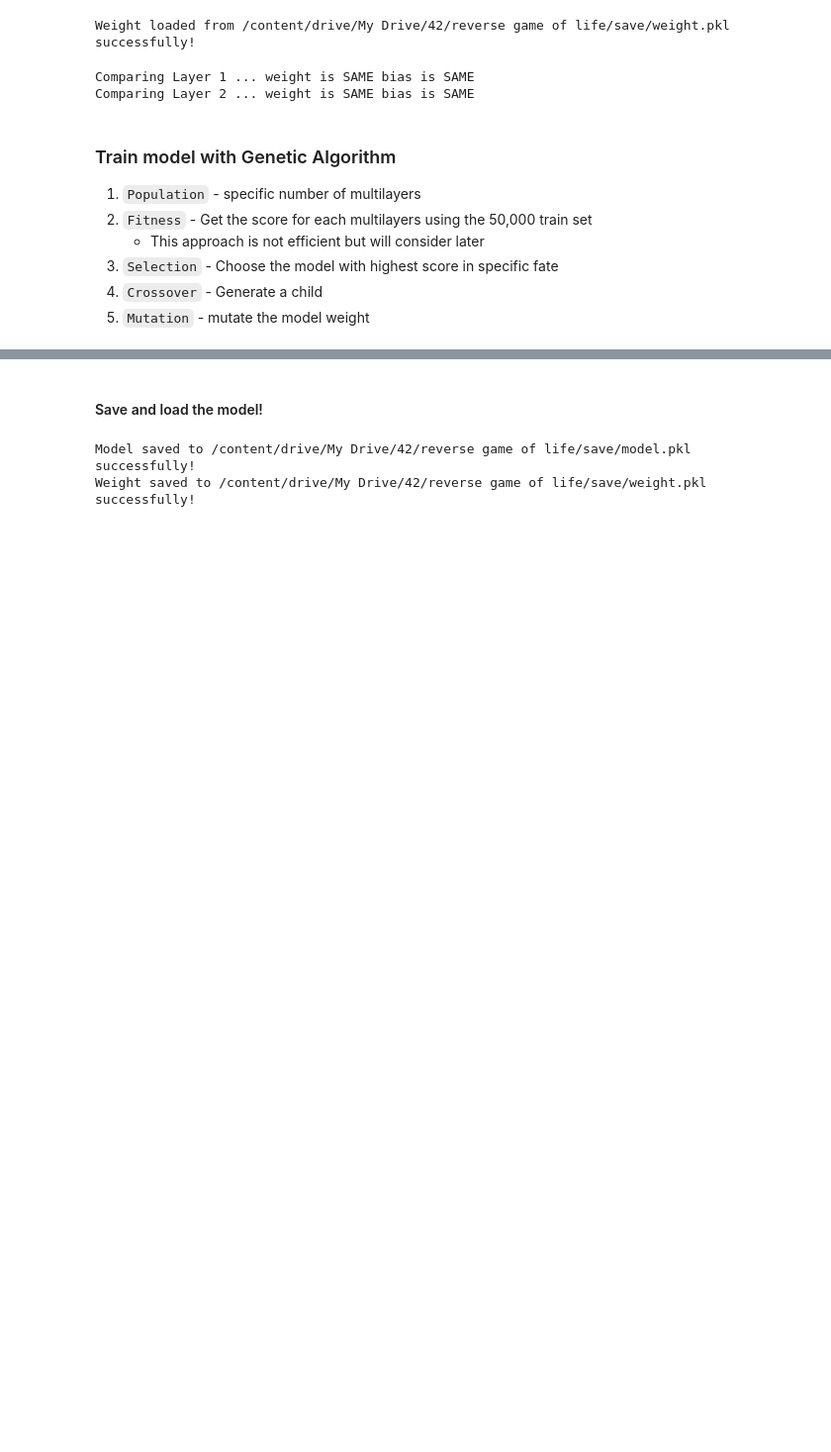
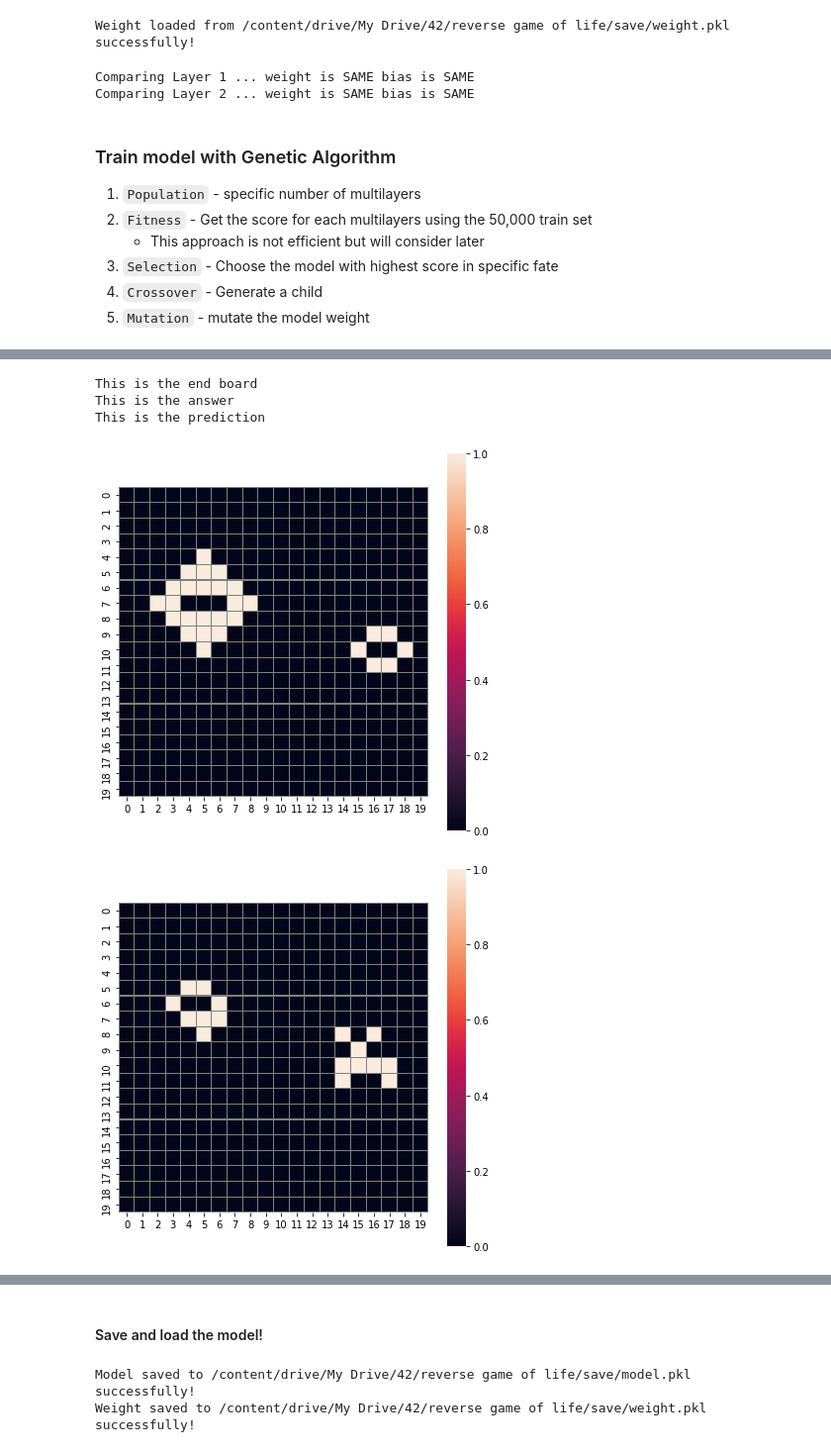
Before and after one commit to IllgamhoDuck/reverse-game-of-life, a Jupyter notebook: reverse_game_of_life.ipynb, the cells around one changed output, grey strips where cells are left out. Shown: that part at 99% size. Saved outputs shown, nothing was run; the diff lists cells and outputs as text; code cells hidden in the pictures; blank space fills up the shorter version.

```diff
--- a/reverse_game_of_life.ipynb
+++ b/reverse_game_of_life.ipynb
@@ -992,0 +1000,8 @@ The model we are going to use has score : 0.8111
+# %%
+g.predict(train_set, 30, visual=True)
+# %% [output]
+This is the end board
+This is the answer
+This is the prediction
+[figure, added]
+[figure, added]
```
Also changed, not shown: parts of 13 cells of this notebook.
